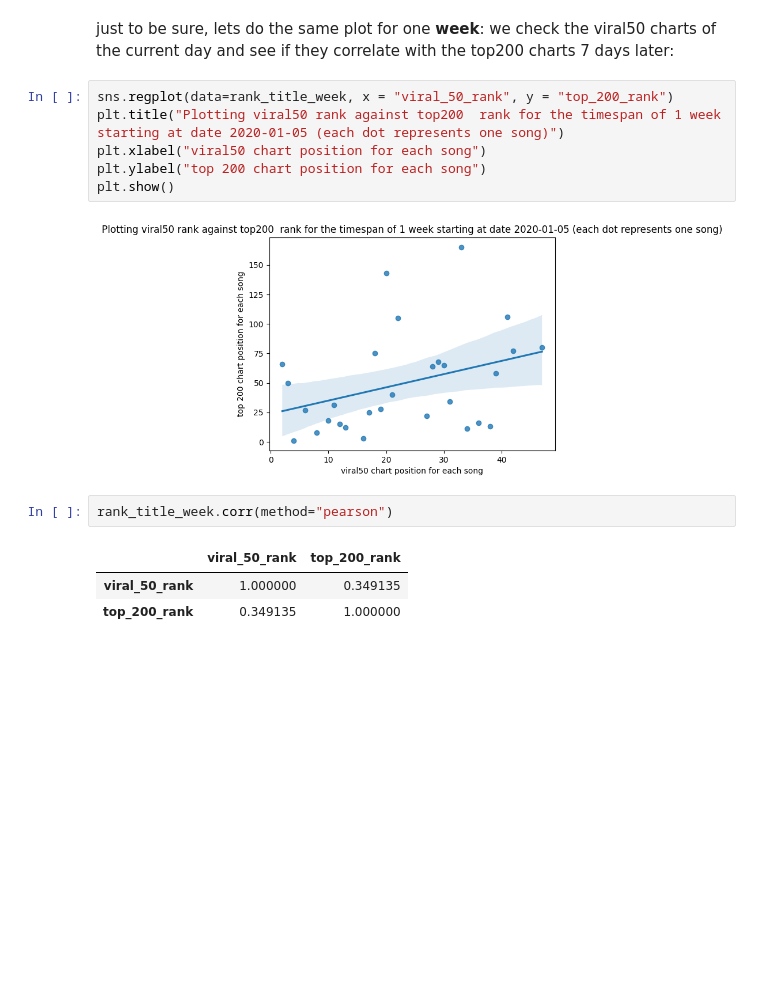
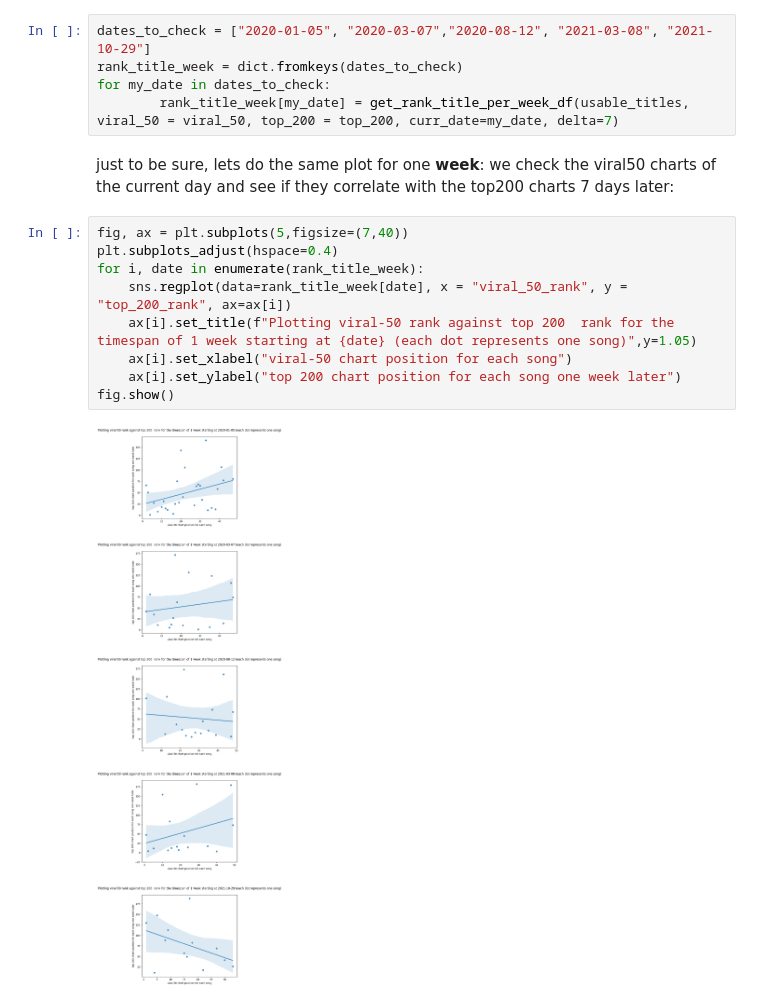
Before and after one commit to Falk358/data_science, a Jupyter notebook: project/02_exploratory_data_analysis.ipynb, the cells around one changed output. Saved outputs shown, nothing was run; the diff lists cells and outputs as text; blank space fills up the shorter version.

Commit message:
added 5 different plots for different dates

```diff
--- a/project/02_exploratory_data_analysis.ipynb
+++ b/project/02_exploratory_data_analysis.ipynb
@@ -191,16 +157,18 @@ As we can see, the viral50 and top 200 ranks are only very weakly correlated. Th
+# %%
+dates_to_check = ["2020-01-05", "2020-03-07","2020-08-12", "2021-03-08", "2021-10-29"]
+rank_title_week = dict.fromkeys(dates_to_check)
+for my_date in dates_to_check:
+        rank_title_week[my_date] = get_rank_title_per_week_df(usable_titles, viral_50 = viral_50, top_200 = top_200, curr_date=my_date, delta=7)
 # %% [markdown]
 just to be sure, lets do the same plot for one **week**: we check the viral50 charts of the current day and see if they correlate with the top200 charts 7 days later:
 # %%
-sns.regplot(data=rank_title_week, x = "viral_50_rank", y = "top_200_rank")
-plt.title("Plotting viral50 rank against top200  rank for the timespan of 1 week starting at date 2020-01-05 (each dot represents one song)")
-plt.xlabel("viral50 chart position for each song")
-plt.ylabel("top 200 chart position for each song")
-plt.show()
+fig, ax = plt.subplots(5,figsize=(7,40))
+plt.subplots_adjust(hspace=0.4)
+for i, date in enumerate(rank_title_week):
+    sns.regplot(data=rank_title_week[date], x = "viral_50_rank", y = "top_200_rank", ax=ax[i])
+    ax[i].set_title(f"Plotting viral-50 rank against top 200  rank for the timespan of 1 week starting at {date} (each dot represents one song)",y=1.05)
+    ax[i].set_xlabel("viral-50 chart position for each song")
+    ax[i].set_ylabel("top 200 chart position for each song one week later")
+fig.show()
 # %% [output]
-[figure, old version]
+[figure, new version]
-# %%
-rank_title_week.corr(method="pearson")
-# %% [output]
-|  | viral_50_rank | top_200_rank |
-| viral_50_rank | 1.000000 | 0.349135 |
-| top_200_rank | 0.349135 | 1.000000 |
```
Also changed, not shown: parts of 16 cells of this notebook.
